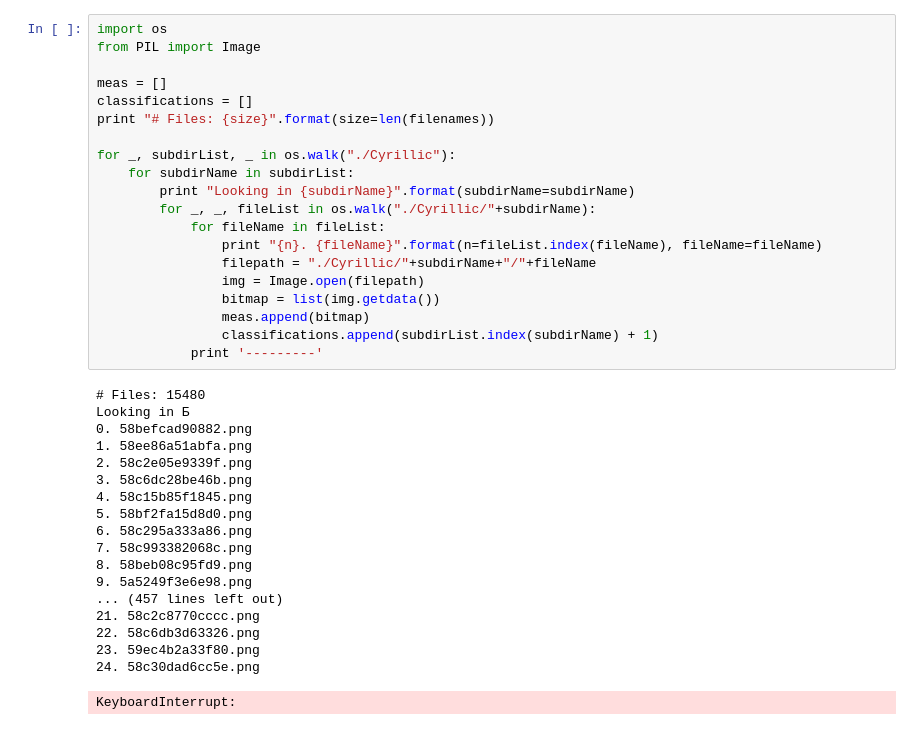
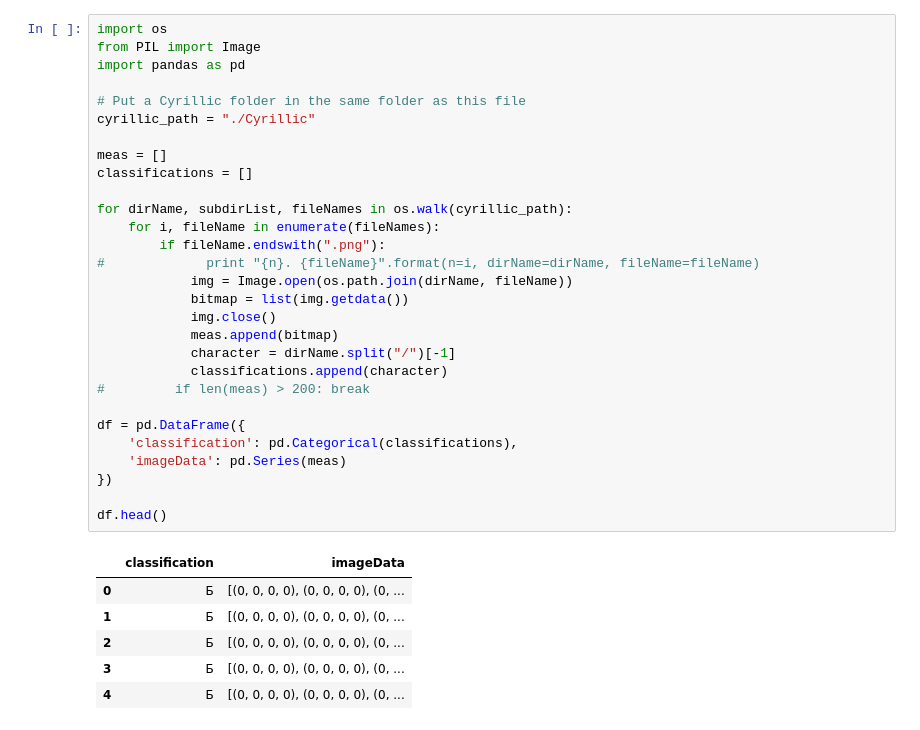
Before and after one commit to SudeshnaD/18f_ml, a Jupyter notebook: assignment2/cyrillic.ipynb, the cells around one changed output. Saved outputs shown, nothing was run; the diff lists cells and outputs as text.

```diff
--- a/assignment2/cyrillic.ipynb
+++ b/assignment2/cyrillic.ipynb
@@ -1,39 +1,36 @@
-# %%
-import os
-from PIL import Image
-
-meas = []
-classifications = []
-print "# Files: {size}".format(size=len(filenames))
-
-for _, subdirList, _ in os.walk("./Cyrillic"):
-    for subdirName in subdirList:
-        print "Looking in {subdirName}".format(subdirName=subdirName)
-        for _, _, fileList in os.walk("./Cyrillic/"+subdirName):
-            for fileName in fileList:
-                print "{n}. {fileName}".format(n=fileList.index(fileName), fileName=fileName)
-                filepath = "./Cyrillic/"+subdirName+"/"+fileName
-                img = Image.open(filepath)
-                bitmap = list(img.getdata())
-                meas.append(bitmap)
-                classifications.append(subdirList.index(subdirName) + 1)
-            print '---------'
-# %% [output]
-# Files: 15480
-Looking in Б
-0. 58befcad90882.png
-1. 58ee86a51abfa.png
-2. 58c2e05e9339f.png
-3. 58c6dc28be46b.png
-4. 58c15b85f1845.png
-5. 58bf2fa15d8d0.png
-6. 58c295a333a86.png
-7. 58c993382068c.png
-8. 58beb08c95fd9.png
-9. 5a5249f3e6e98.png
-... (457 lines left out)
-21. 58c2c8770cccc.png
-22. 58c6db3d63326.png
-23. 59ec4b2a33f80.png
-24. 58c30dad6cc5e.png
-KeyboardInterrupt:
+# %%
+import os
+from PIL import Image
+import pandas as pd
+
+# Put a Cyrillic folder in the same folder as this file
+cyrillic_path = "./Cyrillic"
+
+meas = []
+classifications = []
+
+for dirName, subdirList, fileNames in os.walk(cyrillic_path):
+    for i, fileName in enumerate(fileNames):
+        if fileName.endswith(".png"):
+#             print "{n}. {fileName}".format(n=i, dirName=dirName, fileName=fileName)
+            img = Image.open(os.path.join(dirName, fileName))
+            bitmap = list(img.getdata())
+            img.close()
+            meas.append(bitmap)
+            character = dirName.split("/")[-1]
+            classifications.append(character)
+#         if len(meas) > 200: break
+
+df = pd.DataFrame({
+    'classification': pd.Categorical(classifications),
+    'imageData': pd.Series(meas)
+})
+
+df.head()
+# %% [output]
+|  | classification | imageData |
+| 0 | Б | [(0, 0, 0, 0), (0, 0, 0, 0), (0, ... |
+| 1 | Б | [(0, 0, 0, 0), (0, 0, 0, 0), (0, ... |
+| 2 | Б | [(0, 0, 0, 0), (0, 0, 0, 0), (0, ... |
+| 3 | Б | [(0, 0, 0, 0), (0, 0, 0, 0), (0, ... |
+| 4 | Б | [(0, 0, 0, 0), (0, 0, 0, 0), (0, ... |
```
Also changed, not shown: 3 other files.
